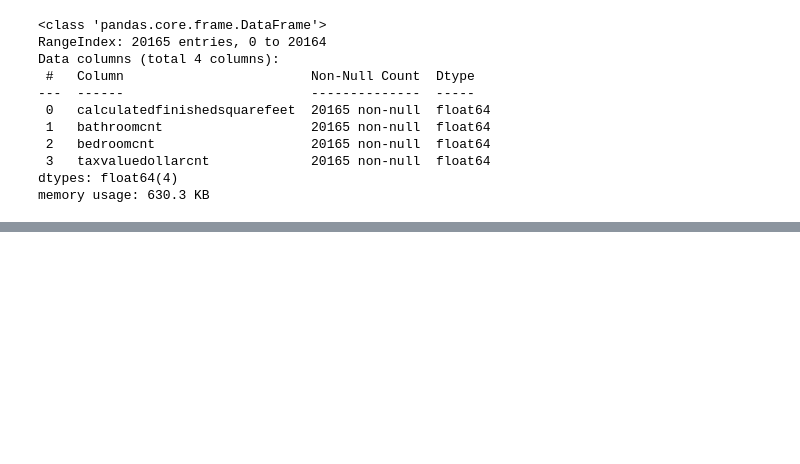
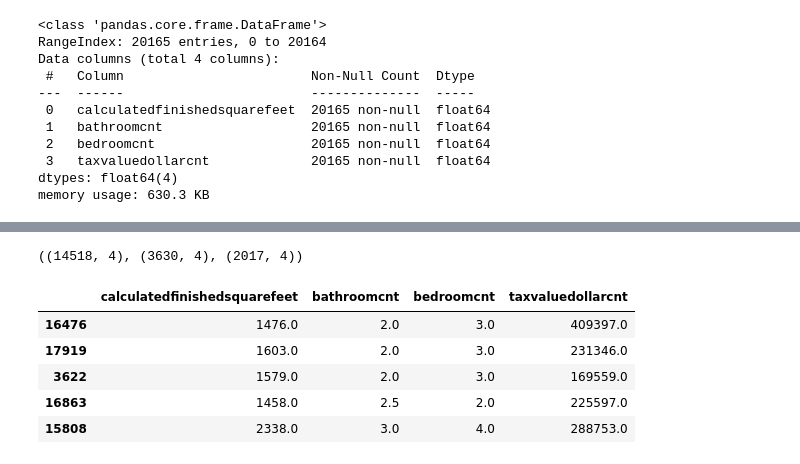
Before and after one commit to Estimating-Home-Value/Predicting-Tax-Assessed-Home-Values, a Jupyter notebook: scratchpad_shi.ipynb, the cells around one changed output, grey strips where cells are left out. Cells and saved outputs as stored; diff of their text form; code cells hidden in the pictures; blank space fills up the shorter version.

```diff
--- a/scratchpad_shi.ipynb
+++ b/scratchpad_shi.ipynb
@@ -173,0 +250,16 @@ df.taxvaluedollarcnt.hist()
+# %%
+import prepare
+
+train, validate, test = prepare.split_my_data(df, pct=0.1)
+train.shape, validate.shape, test.shape
+# %% [output]
+((14518, 4), (3630, 4), (2017, 4))
+# %%
+train.head()
+# %% [output]
+|  | calculatedfinishedsquarefeet | bathroomcnt | bedroomcnt | taxvaluedollarcnt |
+| 16476 | 1476.0 | 2.0 | 3.0 | 409397.0 |
+| 17919 | 1603.0 | 2.0 | 3.0 | 231346.0 |
+| 3622 | 1579.0 | 2.0 | 3.0 | 169559.0 |
+| 16863 | 1458.0 | 2.5 | 2.0 | 225597.0 |
+| 15808 | 2338.0 | 3.0 | 4.0 | 288753.0 |
```
Also changed, not shown: parts of 15 cells of this notebook.
